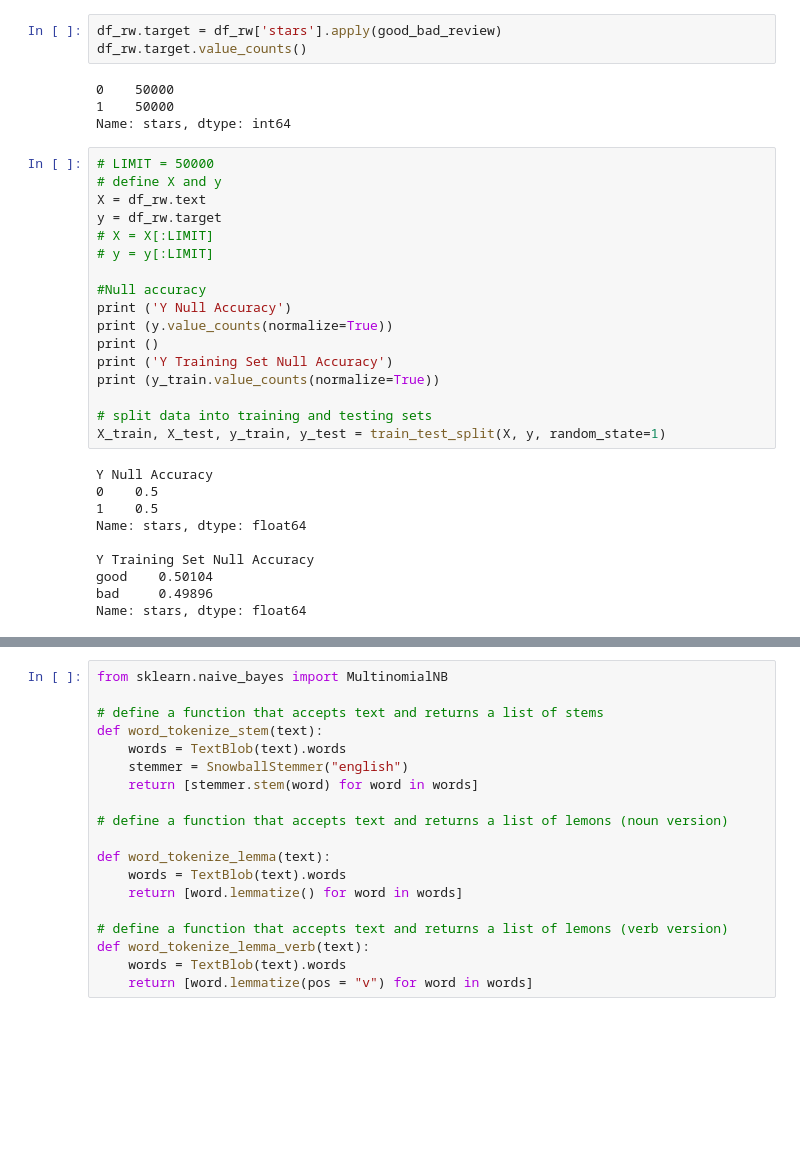
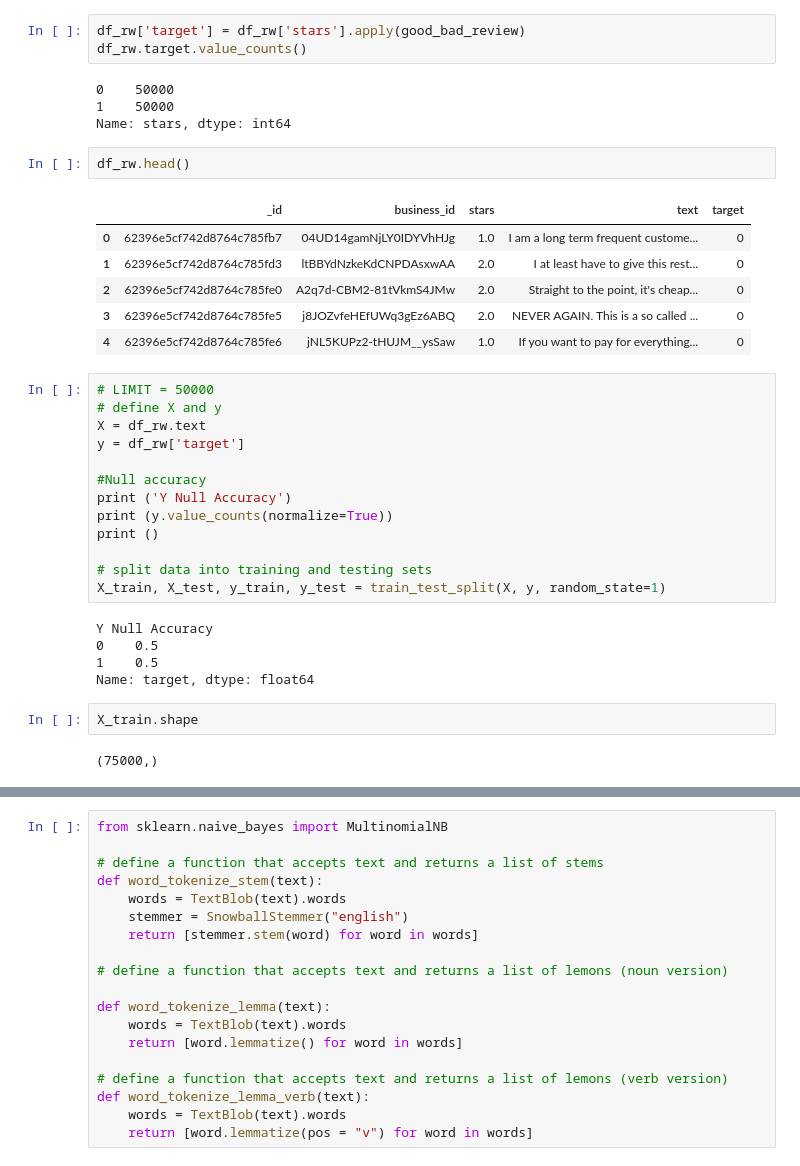
Before and after one commit to Itaintdatascience/Metis, a Jupyter notebook: Project_Proposal_Yelp_Dataset_EDA.ipynb, the cells around one changed output, grey strips where cells are left out. Saved outputs shown, nothing was run; the diff lists cells and outputs as text; blank space fills up the shorter version.

```diff
--- a/Project_Proposal_Yelp_Dataset_EDA.ipynb
+++ b/Project_Proposal_Yelp_Dataset_EDA.ipynb
@@ -1136,26 +1120,31 @@ def good_bad_review(x):
     else:
         return 0
 # %%
-df_rw.target = df_rw['stars'].apply(good_bad_review)
+df_rw['target'] = df_rw['stars'].apply(good_bad_review)
 df_rw.target.value_counts()
 # %% [output]
 0    50000
 1    50000
 Name: stars, dtype: int64
+# %%
+df_rw.head()
+# %% [output]
+|  | _id | business_id | stars | text | target |
+| 0 | 62396e5cf742d8764c785fb7 | 04UD14gamNjLY0IDYVhHJg | 1.0 | I am a long term frequent custome... | 0 |
+| 1 | 62396e5cf742d8764c785fd3 | ltBBYdNzkeKdCNPDAsxwAA | 2.0 | I at least have to give this rest... | 0 |
+| 2 | 62396e5cf742d8764c785fe0 | A2q7d-CBM2-81tVkmS4JMw | 2.0 | Straight to the point, it's cheap... | 0 |
+| 3 | 62396e5cf742d8764c785fe5 | j8JOZvfeHEfUWq3gEz6ABQ | 2.0 | NEVER AGAIN. This is a so called ... | 0 |
+| 4 | 62396e5cf742d8764c785fe6 | jNL5KUPz2-tHUJM__ysSaw | 1.0 | If you want to pay for everything... | 0 |
 # %%
 # LIMIT = 50000
 # define X and y
 X = df_rw.text
-y = df_rw.target
-# X = X[:LIMIT]
-# y = y[:LIMIT]
+y = df_rw['target']
 
 #Null accuracy
 print ('Y Null Accuracy')
 print (y.value_counts(normalize=True))
 print ()
-print ('Y Training Set Null Accuracy')
-print (y_train.value_counts(normalize=True))
 
 # split data into training and testing sets
 X_train, X_test, y_train, y_test = train_test_split(X, y, random_state=1)
@@ -1163,12 +1152,11 @@ X_train, X_test, y_train, y_test = train_test_split(X, y, random_state=1)
 Y Null Accuracy
 0    0.5
 1    0.5
-Name: stars, dtype: float64
-
-Y Training Set Null Accuracy
-good    0.50104
-bad     0.49896
-Name: stars, dtype: float64
+Name: target, dtype: float64
+# %%
+X_train.shape
+# %% [output]
+(75000,)
 # %%
 df_rw.iloc[0].text
 # %% [output]
```
Also changed, not shown: parts of 29 cells of this notebook, 7 other files.
